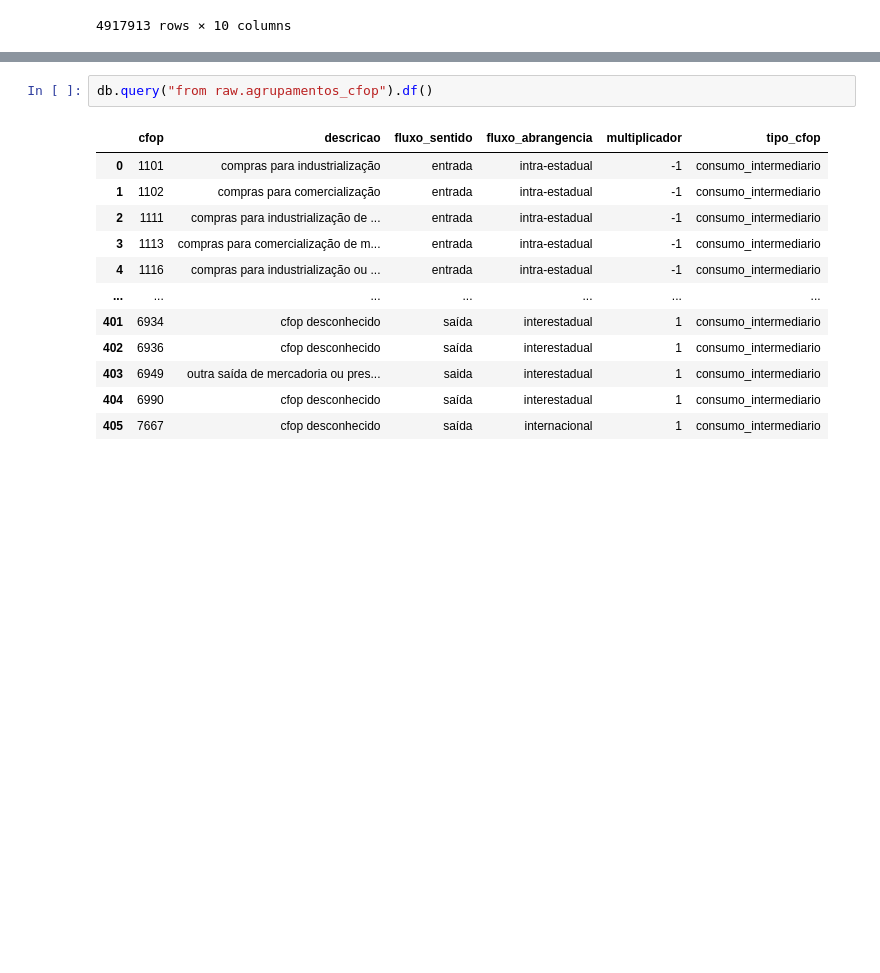
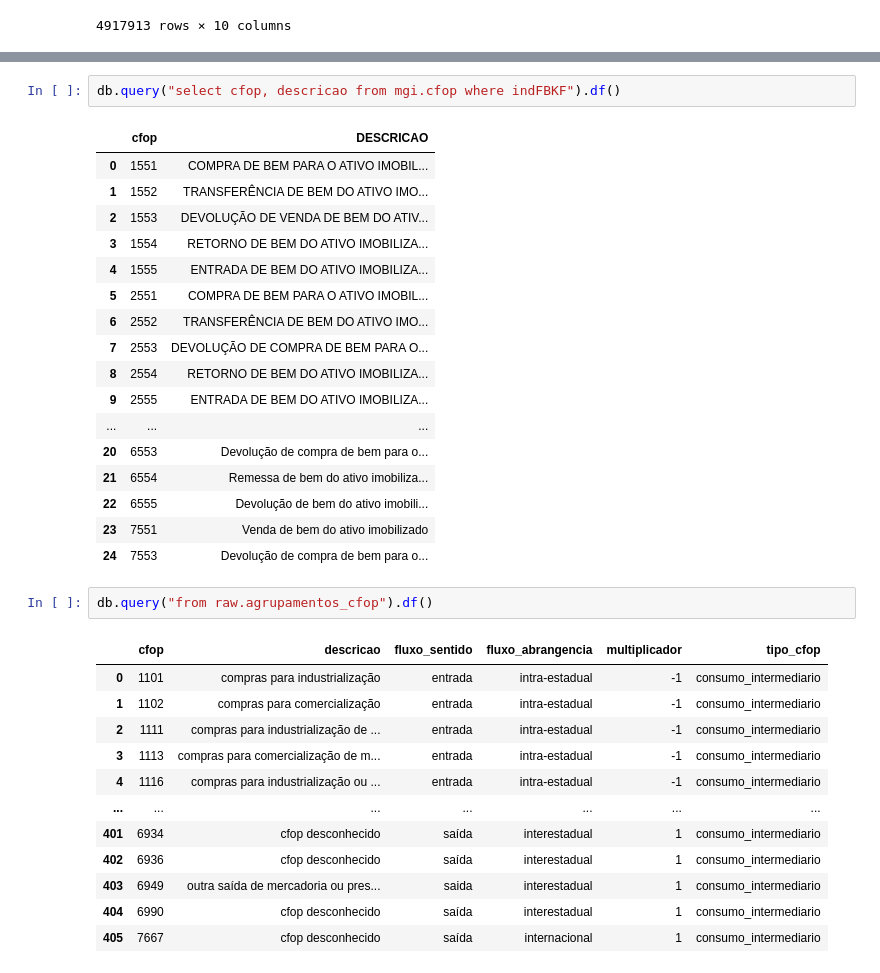
Before and after one commit to fredguth/mgi-mira-pipelines, a Jupyter notebook: nbs/compras_governo_mgi.ipynb, the cells around one changed output, grey strips where cells are left out. Saved outputs shown, nothing was run; the diff lists cells and outputs as text; blank space fills up the shorter version.

Commit message:
estudo compras TIC

```diff
--- a/nbs/compras_governo_mgi.ipynb
+++ b/nbs/compras_governo_mgi.ipynb
@@ -635,6 +635,26 @@ db.execute("""
 # %% [output]
 |  | Count |
 | 0 | 406 |
+# %%
+db.query("select cfop, descricao from mgi.cfop where indFBKF").df()
+# %% [output]
+|  | cfop | DESCRICAO |
+| 0 | 1551 | COMPRA DE BEM PARA O ATIVO IMOBIL... |
+| 1 | 1552 | TRANSFERÊNCIA DE BEM DO ATIVO IMO... |
+| 2 | 1553 | DEVOLUÇÃO DE VENDA DE BEM DO ATIV... |
+| 3 | 1554 | RETORNO DE BEM DO ATIVO IMOBILIZA... |
+| 4 | 1555 | ENTRADA DE BEM DO ATIVO IMOBILIZA... |
+| 5 | 2551 | COMPRA DE BEM PARA O ATIVO IMOBIL... |
+| 6 | 2552 | TRANSFERÊNCIA DE BEM DO ATIVO IMO... |
+| 7 | 2553 | DEVOLUÇÃO DE COMPRA DE BEM PARA O... |
+| 8 | 2554 | RETORNO DE BEM DO ATIVO IMOBILIZA... |
+| 9 | 2555 | ENTRADA DE BEM DO ATIVO IMOBILIZA... |
+| ... | ... | ... |
+| 20 | 6553 | Devolução de compra de bem para o... |
+| 21 | 6554 | Remessa de bem do ativo imobiliza... |
+| 22 | 6555 | Devolução de bem do ativo imobili... |
+| 23 | 7551 | Venda de bem do ativo imobilizado |
+| 24 | 7553 | Devolução de compra de bem para o... |
 # %%
 db.query("from raw.agrupamentos_cfop").df()
 # %% [output]
```
Also changed, not shown: parts of 3 cells of this notebook, 4 other files.
